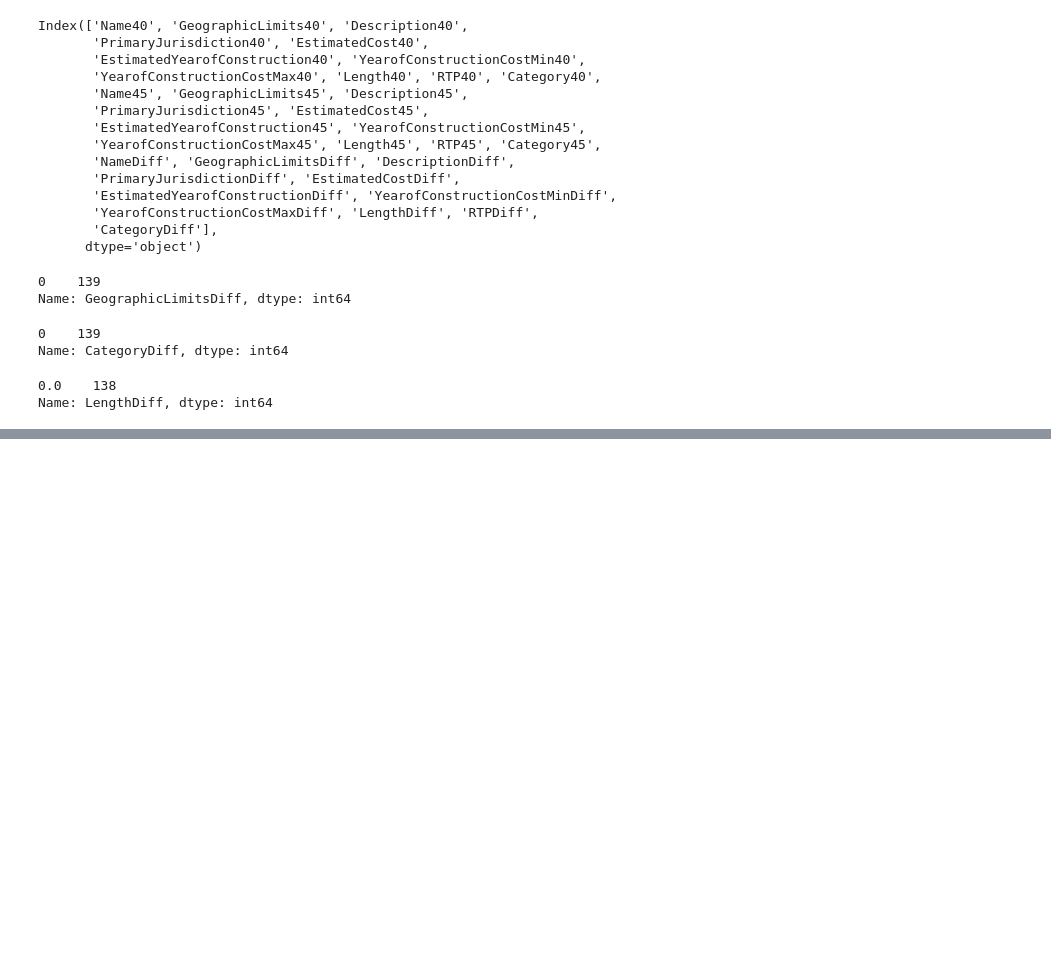
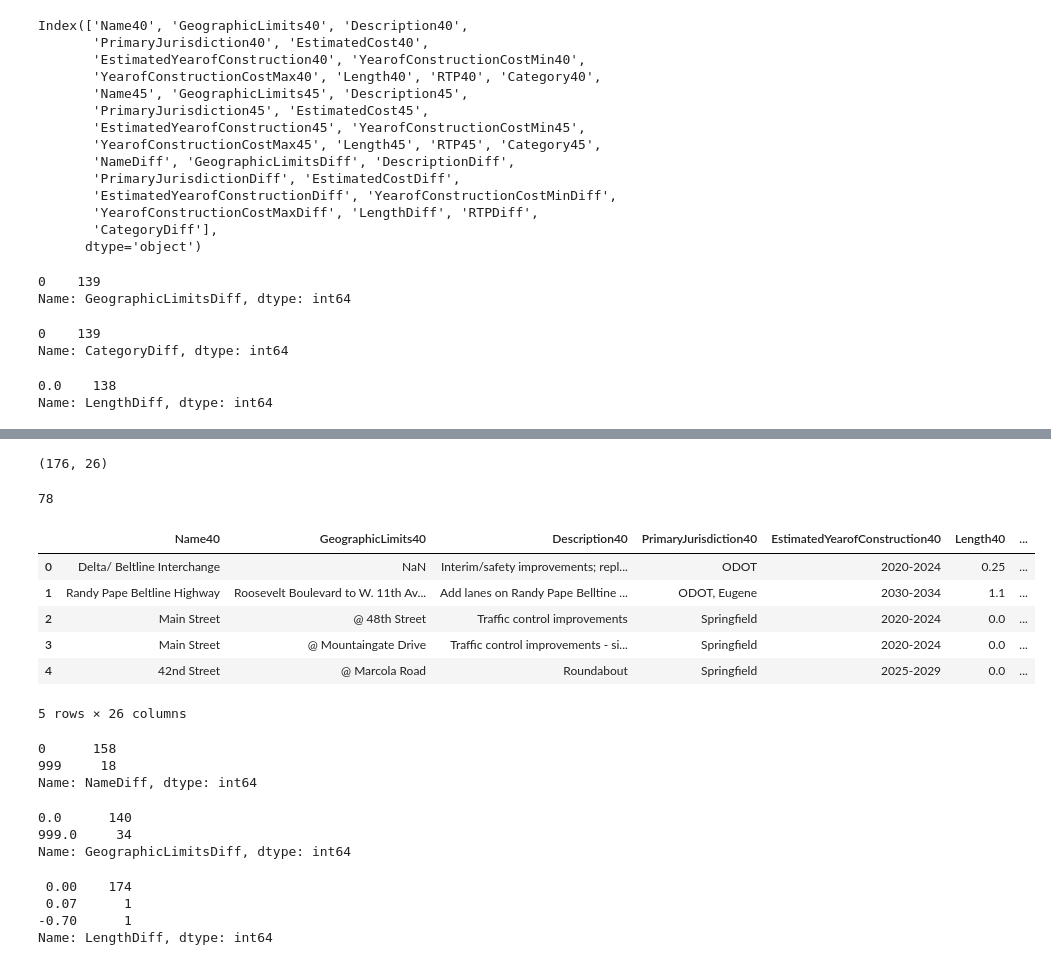
Before and after one commit to dongmeic/RTP, a Jupyter notebook: projlist/4.revise_RTP_data.ipynb, the cells around one changed output, grey strips where cells are left out. Saved outputs shown, nothing was run; the diff lists cells and outputs as text; code cells hidden in the pictures; blank space fills up the shorter version.

```diff
--- a/projlist/4.revise_RTP_data.ipynb
+++ b/projlist/4.revise_RTP_data.ipynb
@@ -114,0 +142,37 @@ data.shape
+# %%
+dataex.shape
+# %% [output]
+(176, 26)
+# %%
+df45ex.shape[0] - dataex.shape[0]
+# %% [output]
+78
+# %%
+dataex.head()
+# %% [output]
+|  | Name40 | GeographicLimits40 | Description40 | PrimaryJurisdiction40 | EstimatedYearofConstruction40 | Length40 | ... |
+| 0 | Delta/ Beltline Interchange | NaN | Interim/safety improvements; repl... | ODOT | 2020-2024 | 0.25 | ... |
+| 1 | Randy Pape Beltline Highway | Roosevelt Boulevard to W. 11th Av... | Add lanes on Randy Pape Belltine ... | ODOT, Eugene | 2030-2034 | 1.1 | ... |
+| 2 | Main Street | @ 48th Street | Traffic control improvements | Springfield | 2020-2024 | 0.0 | ... |
+| 3 | Main Street | @ Mountaingate Drive | Traffic control improvements - si... | Springfield | 2020-2024 | 0.0 | ... |
+| 4 | 42nd Street | @ Marcola Road | Roundabout | Springfield | 2025-2029 | 0.0 | ... |
+5 rows × 26 columns
+# %%
+dataex['NameDiff'].value_counts()
+# %% [output]
+0      158
+999     18
+Name: NameDiff, dtype: int64
+# %%
+dataex['GeographicLimitsDiff'].value_counts()
+# %% [output]
+0.0      140
+999.0     34
+Name: GeographicLimitsDiff, dtype: int64
+# %%
+dataex['LengthDiff'].value_counts()
+# %% [output]
+ 0.00    174
+ 0.07      1
+-0.70      1
+Name: LengthDiff, dtype: int64
```
Also changed, not shown: parts of 25 cells of this notebook, 4 other files.
